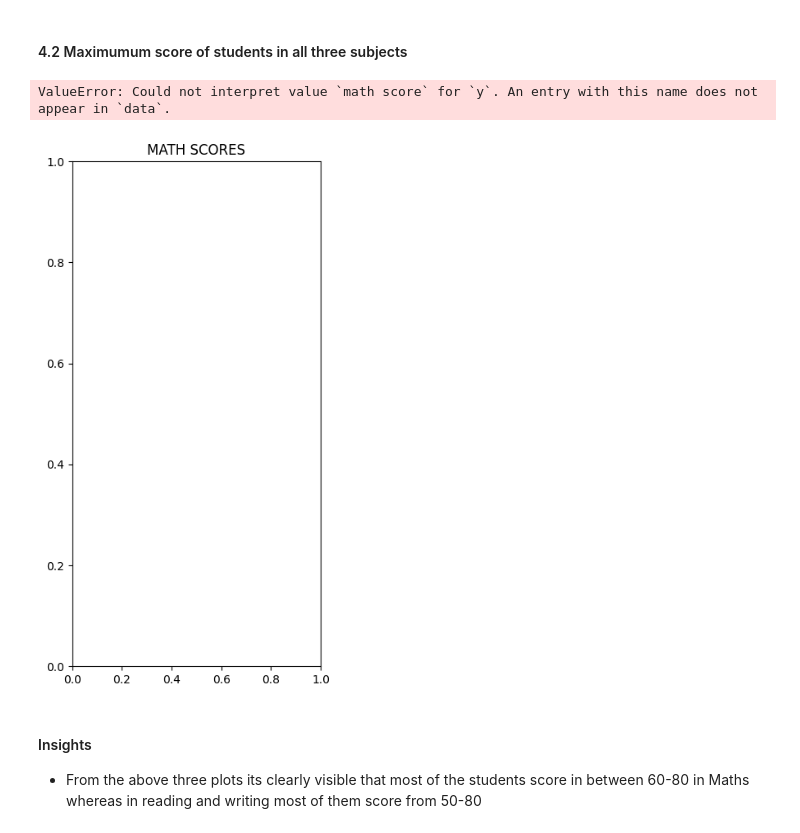
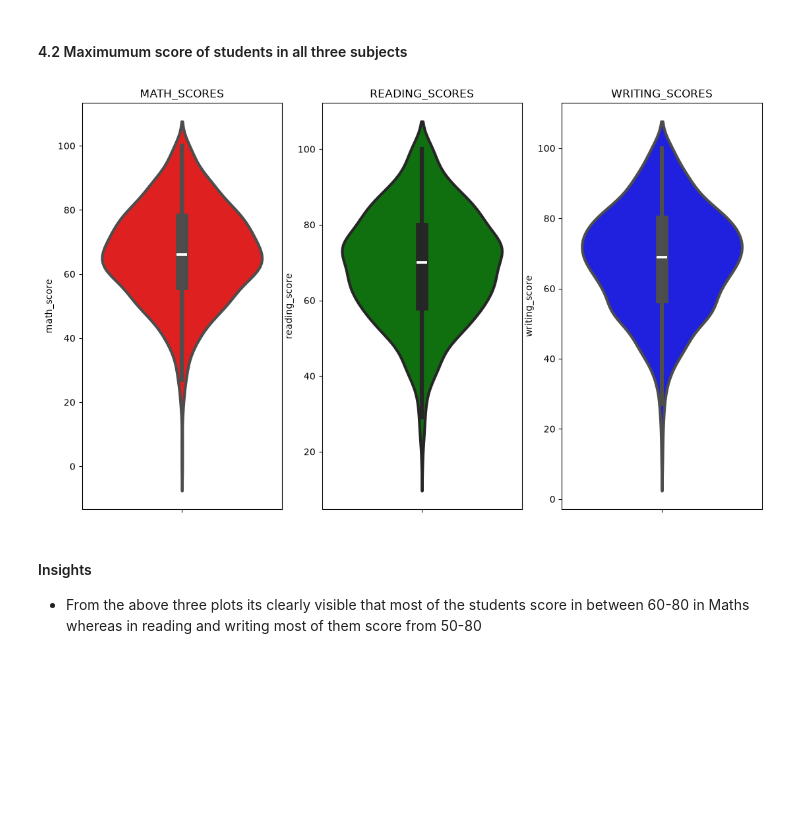
Before and after one commit to Deepank-23/mlproject, a Jupyter notebook: notebook/1 . EDA STUDENT PERFORMANCE .ipynb, the cells around one changed output. Drawn from its saved outputs; the diff is of its cells as text; code cells hidden in the pictures; blank space fills up the shorter version.

Commit message:
data ingestion

```diff
--- a/notebook/1 . EDA STUDENT PERFORMANCE .ipynb
+++ b/notebook/1 . EDA STUDENT PERFORMANCE .ipynb
@@ -29,6 +29,9 @@ import matplotlib.pyplot as plt
 %matplotlib inline
 import warnings
 warnings.filterwarnings('ignore')
+# %%
+import matplotlib
+matplotlib.rcParams['font.enable_last_resort'] = False
 # %% [markdown]
 #### Import the CSV Data as Pandas DataFrame
 # %%
@@ -320,19 +332,18 @@ ValueError: Could not interpret value `race/ethnicity` for `hue`. An entry with
 # %%
 
 plt.figure(figsize=(18,8))
 plt.subplot(1, 4, 1)
-plt.title('MATH SCORES')
-sns.violinplot(y='math score',data=df,color='red',linewidth=3)
+plt.title('MATH_SCORES')
+sns.violinplot(y='math_score',data=df,color='red',linewidth=3)
 plt.subplot(1, 4, 2)
-plt.title('READING SCORES')
-sns.violinplot(y='reading score',data=df,color='green',linewidth=3)
+plt.title('READING_SCORES')
+sns.violinplot(y='reading_score',data=df,color='green',linewidth=3)
 plt.subplot(1, 4, 3)
-plt.title('WRITING SCORES')
-sns.violinplot(y='writing score',data=df,color='blue',linewidth=3)
+plt.title('WRITING_SCORES')
+sns.violinplot(y='writing_score',data=df,color='blue',linewidth=3)
 plt.show()
 # %% [output]
-ValueError: Could not interpret value `math score` for `y`. An entry with this name does not appear in `data`.
-[figure, old version]
+[figure, new version]
 # %% [markdown]
 #### Insights
 - From the above three plots its clearly visible that most of the students score in between 60-80 in Maths whereas in reading and writing most of them score from 50-80
```
Also changed, not shown: parts of 20 cells of this notebook, 14 other files.
